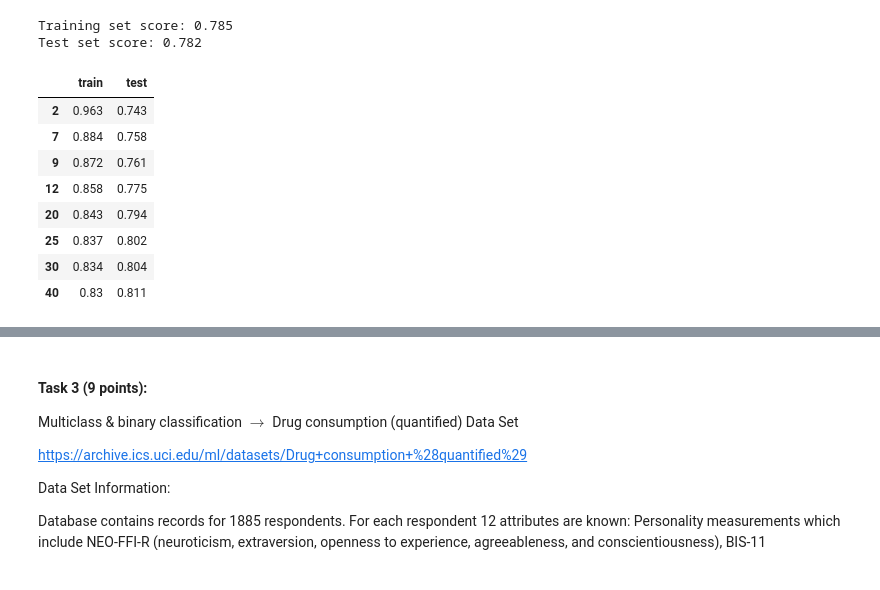
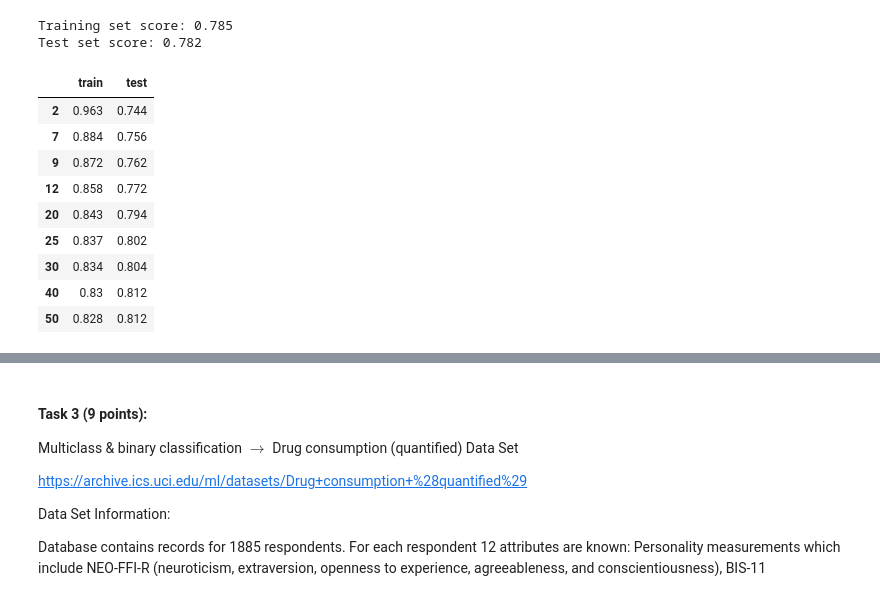
Before and after one commit to AlexTouvras/supervised_learning, a Jupyter notebook: Assignment_1.ipynb, the cells around one changed output, grey strips where cells are left out. Drawn from its saved outputs; the diff is of its cells as text; code cells hidden in the pictures.

```diff
--- a/Assignment_1.ipynb
+++ b/Assignment_1.ipynb
@@ -254,29 +254,30 @@ Training set score: 0.785
 Test set score: 0.782
 # %%
 # Different values for the model parameter alpha
-min_samples_leaf = [2, 7, 9, 12, 20, 25, 30, 40]
+min_samples_leaf = [2, 7, 9, 12, 20, 25, 30, 40, 50]
 
 columns = ['train', 'test']
 score = pd.DataFrame(columns = columns, index= neighbors)
 
 for param in range(0, len(min_samples_leaf)):
     tree = DecisionTreeClassifier(min_samples_leaf = min_samples_leaf[param])
     # Train the model using the training sets
     tree = tree.fit(X_train, y_train)
     # Calculate R-squared for both test / train samples ElasticNet
     score.at[min_samples_leaf[param],'train'] = round(tree.score(X_train,y_train),3)
     score.at[min_samples_leaf[param],'test'] = round(tree.score(X_test,y_test),3)
 score
 # %% [output]
 |  | train | test |
-| 2 | 0.963 | 0.743 |
-| 7 | 0.884 | 0.758 |
-| 9 | 0.872 | 0.761 |
-| 12 | 0.858 | 0.775 |
+| 2 | 0.963 | 0.744 |
+| 7 | 0.884 | 0.756 |
+| 9 | 0.872 | 0.762 |
+| 12 | 0.858 | 0.772 |
 | 20 | 0.843 | 0.794 |
 | 25 | 0.837 | 0.802 |
 | 30 | 0.834 | 0.804 |
-| 40 | 0.83 | 0.811 |
+| 40 | 0.83 | 0.812 |
+| 50 | 0.828 | 0.812 |
 # %%
 import plotly.express as px
 
```
Also changed, not shown: parts of 10 cells of this notebook.
